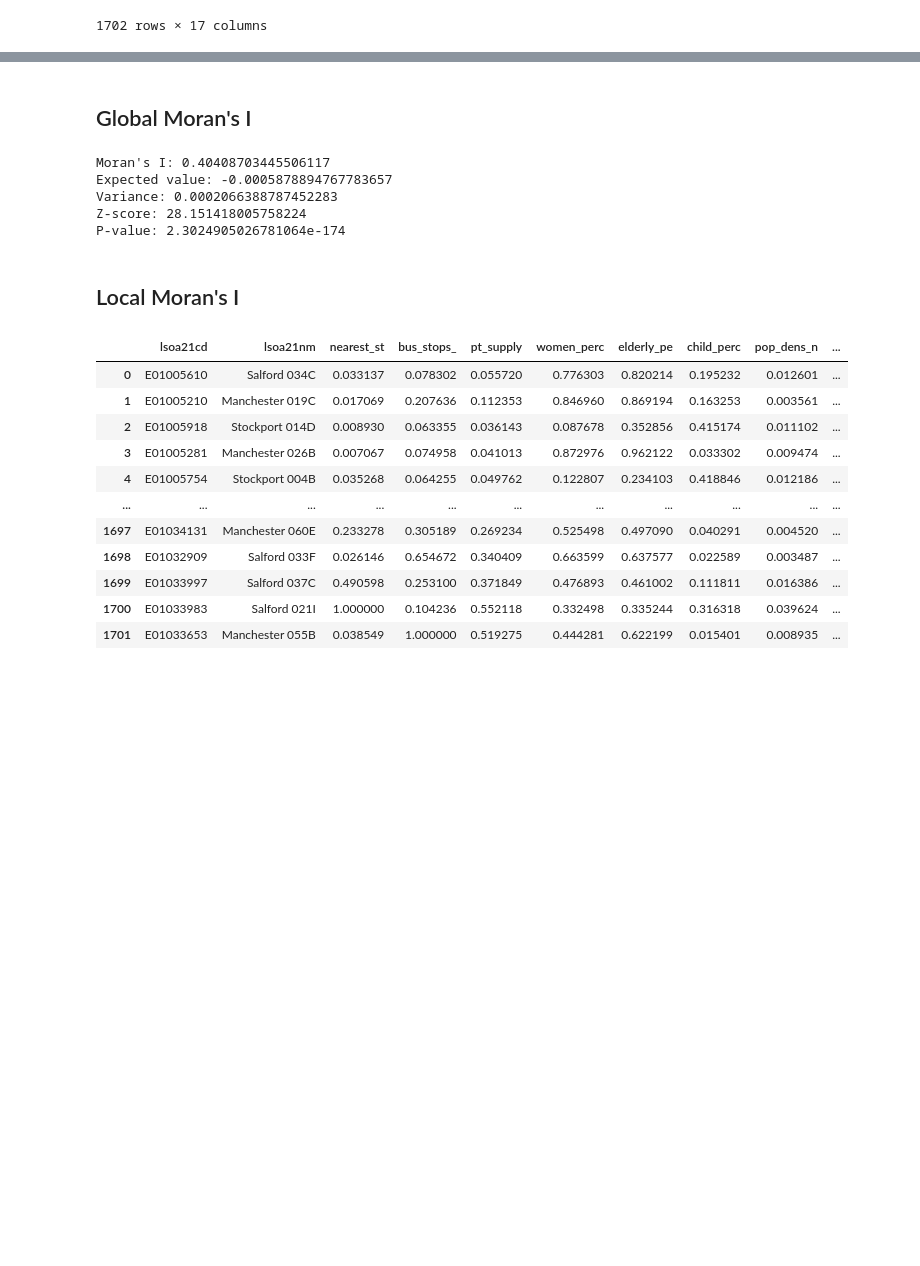
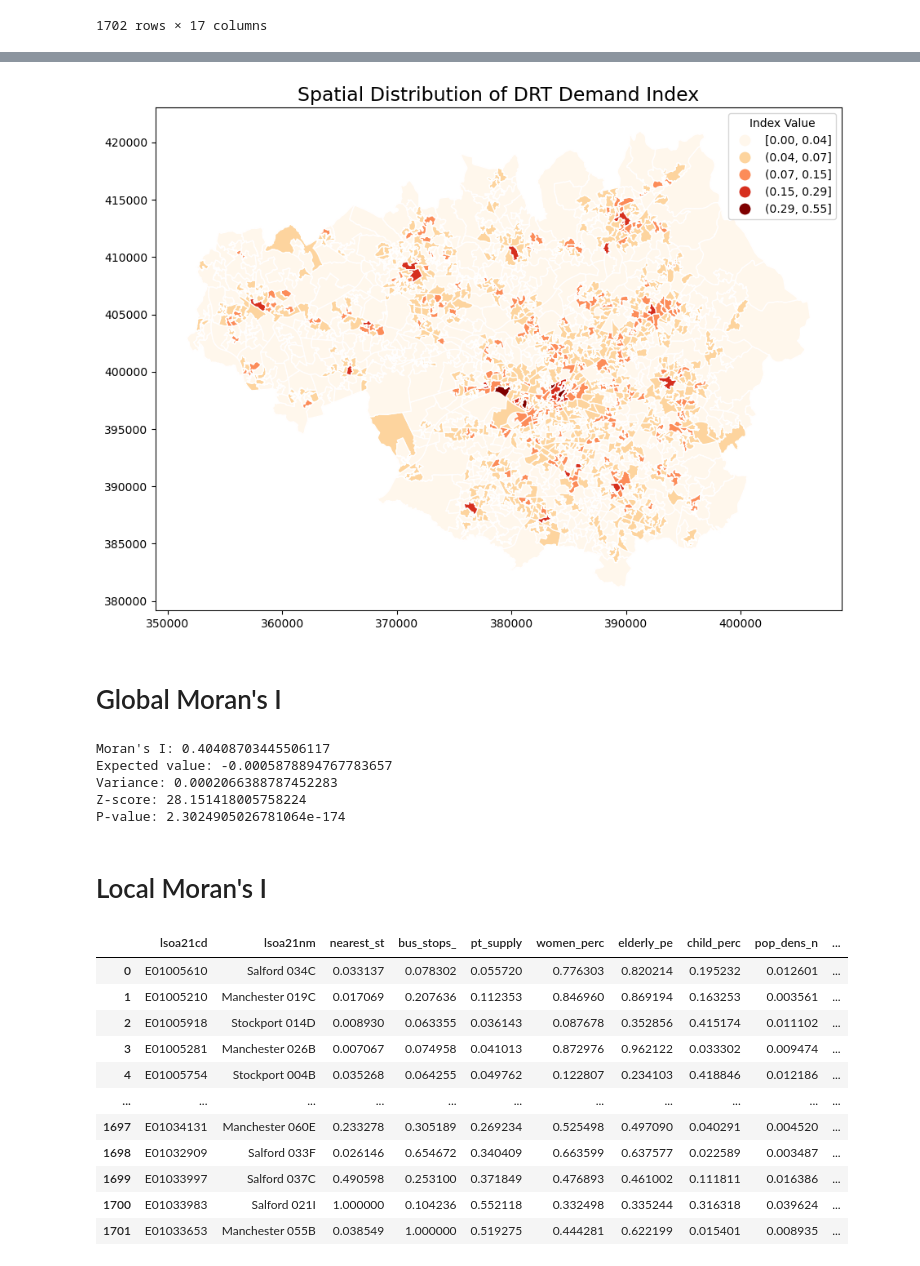
Before and after one commit to krnaskr/Dissertation, a Jupyter notebook: C. Spatial Clustering.ipynb, the cells around one changed output, grey strips where cells are left out. Cells and saved outputs as stored; diff of their text form; code cells hidden in the pictures; blank space fills up the shorter version.

```diff
--- a/C. Spatial Clustering.ipynb
+++ b/C. Spatial Clustering.ipynb
@@ -49,5 +49,21 @@ Text(0.5, 1.0, 'DRT Demand Index Distribution')
+# %%
+## DRT demand index map (categorised)
+fig, ax = plt.subplots(1,1, figsize=(12,8))
+
+gdf_supply_demand.plot(column="pt_supply",
+                cmap="OrRd",
+                ax=ax,
+                edgecolor="1",
+                legend=True,
+                legend_kwds=dict(fmt="{:.2f}", interval=True),
+                scheme="natural_breaks")
+
+ax.set_title("Spatial Distribution of DRT Demand Index", fontsize=17)
+ax.get_legend().set_title("Index Value")
+# %% [output]
+[figure, added]
 # %% [markdown]
-## Global Moran's I
+# Global Moran's I
 # %%
 ## Defining Weight
 w = weights.Queen.from_dataframe(gdf_supply_demand)
@@ -69,7 +85,7 @@ Variance: 0.0002066388787452283
 Z-score: 28.151418005758224
 P-value: 2.3024905026781064e-174
 # %% [markdown]
-## Local Moran's I
+# Local Moran's I
 # %%
 ## Calculate Local Moran's I for each LSOA
 moran_local = Moran_Local(y,w)
```
Also changed, not shown: parts of 9 cells of this notebook, 2 other files.
